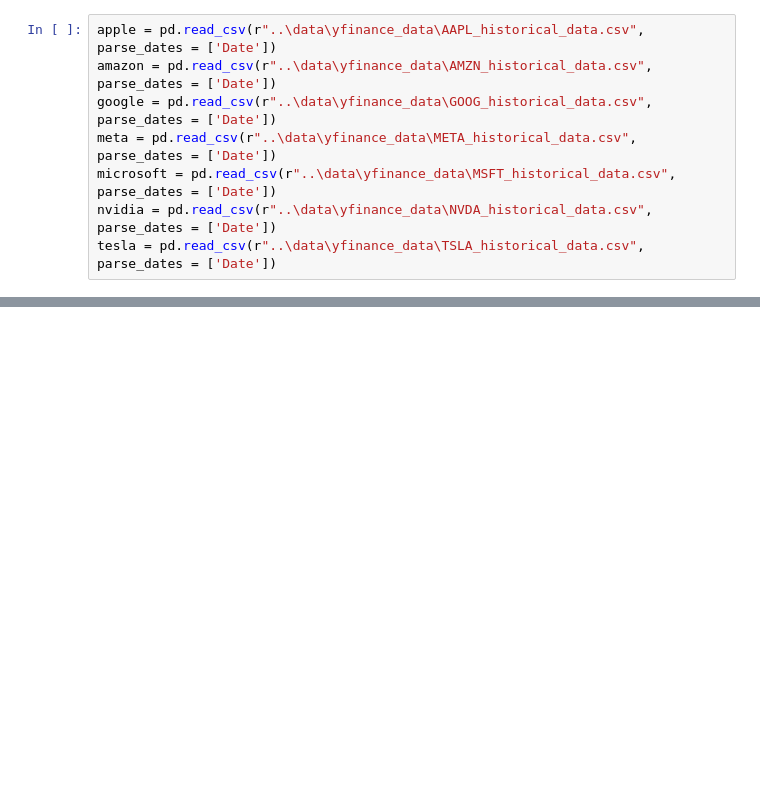
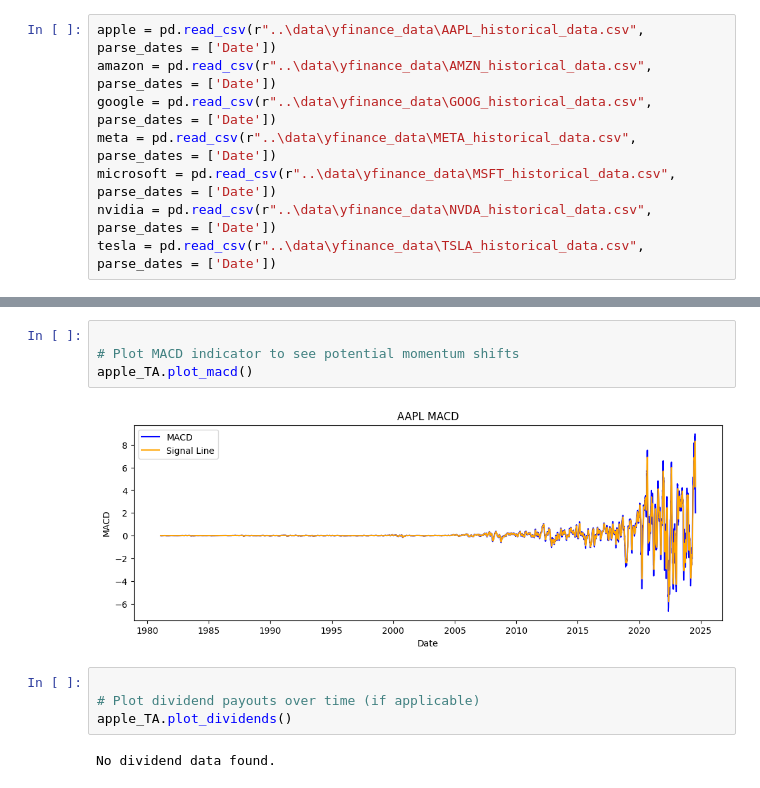
Before and after one commit to AmhaBK/stock-price-sentiment-analysis, a Jupyter notebook: notebooks/fin_data.ipynb, the cells around one changed output, grey strips where cells are left out. Drawn from its saved outputs; the diff is of its cells as text; blank space fills up the shorter version.

```diff
--- a/notebooks/fin_data.ipynb
+++ b/notebooks/fin_data.ipynb
@@ -34,0 +325,12 @@ TypeError: StockAnalysis.__init__() got an unexpected keyword argument 'df'
+# %%
+
+# Plot MACD indicator to see potential momentum shifts
+apple_TA.plot_macd()
+# %% [output]
+[figure, added]
+# %%
+
+# Plot dividend payouts over time (if applicable)
+apple_TA.plot_dividends()
+# %% [output]
+No dividend data found.
```
Also changed, not shown: parts of 58 cells of this notebook, 2 other files.
